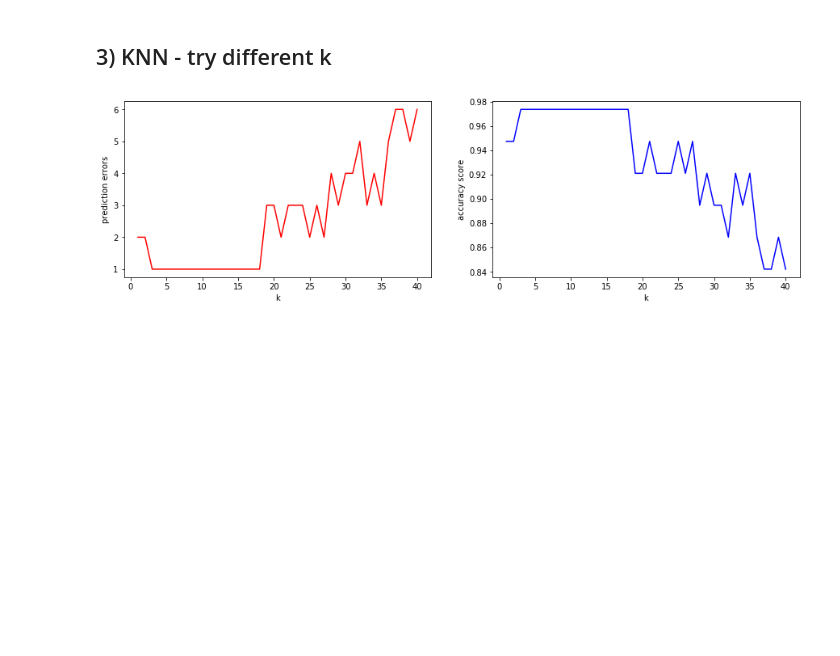
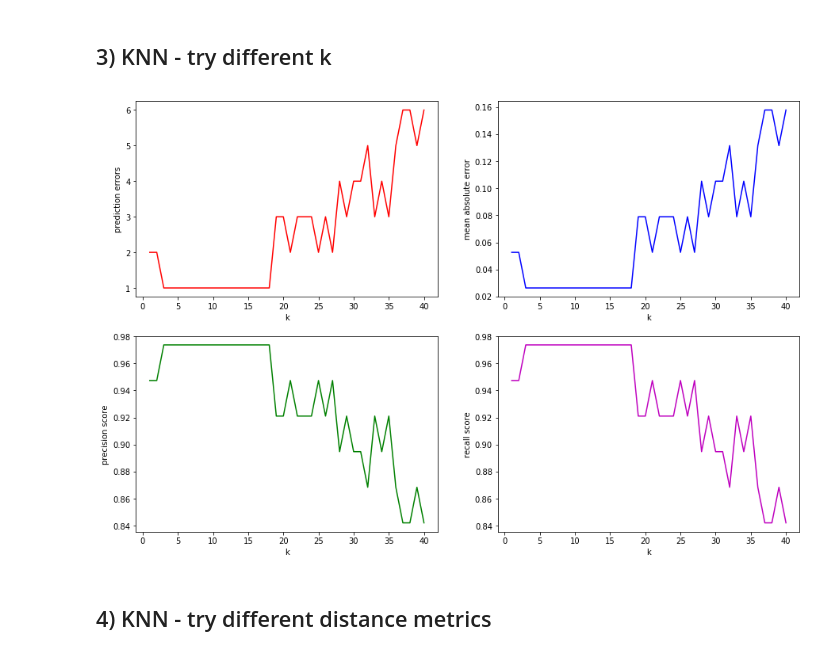
Before and after one commit to KarimaCha/nf_KNN, a Jupyter notebook: KNN_without_solutions/KNN_Scikitlearn_Exercise.ipynb, the cells around one changed output. Cells and saved outputs as stored; diff of their text form; code cells hidden in the pictures; blank space fills up the shorter version.

```diff
--- a/KNN_without_solutions/KNN_Scikitlearn_Exercise.ipynb
+++ b/KNN_without_solutions/KNN_Scikitlearn_Exercise.ipynb
@@ -177,7 +177,10 @@ plt.ylabel('petal area');
 # predicted values of test set is calculated and the result is appended to the error list
 
 knn_errors = []    # empty list to store prediction errors
+knn_mae = []       # empty list to store mean absolute errors
 knn_acc = []       # empty list to store accuracy scores
+knn_prec = []      #
+knn_recall = []    #
 
 for k in range(1,41):
 
@@ -188,26 +191,40 @@ for k in range(1,41):
     # make predictions for testing data
     y_pred = knn.predict(X_test)
 
-    # calculate accuracy score
-    acc = accuracy_score(y_test, y_pred)
-    knn_acc.append(acc)
+    # calculate accuracy score, precision, and recall
+    knn_acc.append(accuracy_score(y_test, y_pred))
+    knn_prec.append(precision_score(y_test, y_pred, average='micro'))
+    knn_recall.append(recall_score(y_test, y_pred, average='micro'))
 
     # calculate errors
     error = (y_test != y_pred).sum()
     knn_errors.append(error)
+    knn_mae.append(mean_absolute_error(y_test, y_pred))
 # %%
 # plot the error values against K values
 
-fig, ax = plt.subplots(1,2, figsize=(15,4))
+fig, ax = plt.subplots(2,2, figsize=(15,10))
 
-plt.subplot(121)
+plt.subplot(221)
 plt.plot(np.arange(1,41), knn_errors, 'r');
 plt.xlabel('k')
 plt.ylabel('prediction errors')
 
-plt.subplot(122)
-plt.plot(np.arange(1,41), knn_acc, 'b');
+plt.subplot(222)
+plt.plot(np.arange(1,41), knn_mae, 'b');
 plt.xlabel('k')
-plt.ylabel('accuracy score');
+plt.ylabel('mean absolute error'); #accuracy score');
+
+plt.subplot(223)
+plt.plot(np.arange(1,41), knn_prec, 'g');
+plt.xlabel('k')
+plt.ylabel('precision score')
+
+plt.subplot(224)
+plt.plot(np.arange(1,41), knn_recall, 'm');
+plt.xlabel('k')
+plt.ylabel('recall score');
 # %% [output]
-[figure, old version]
+[figure, new version]
+# %% [markdown]
+## 4) KNN - try different distance metrics
```
Also changed, not shown: parts of 3 cells of this notebook, 3 other files.
